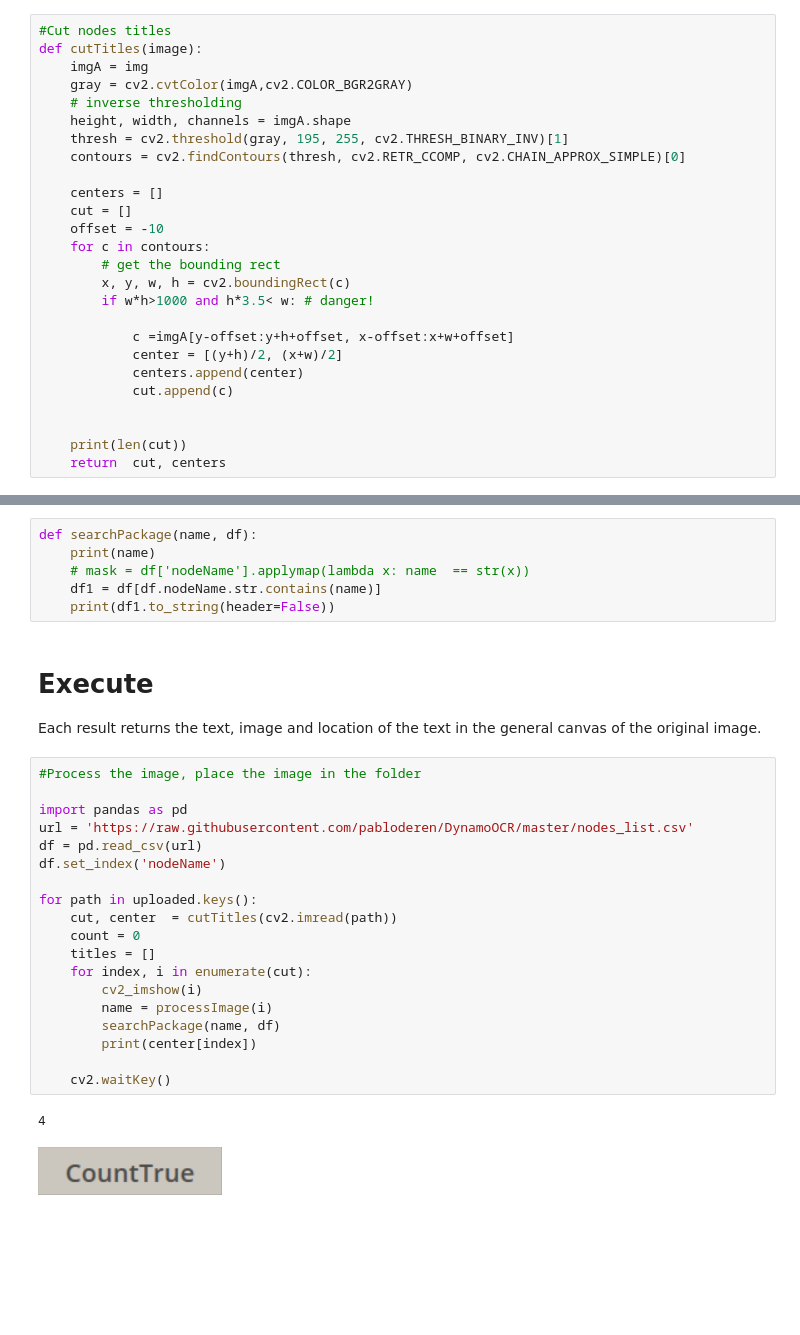
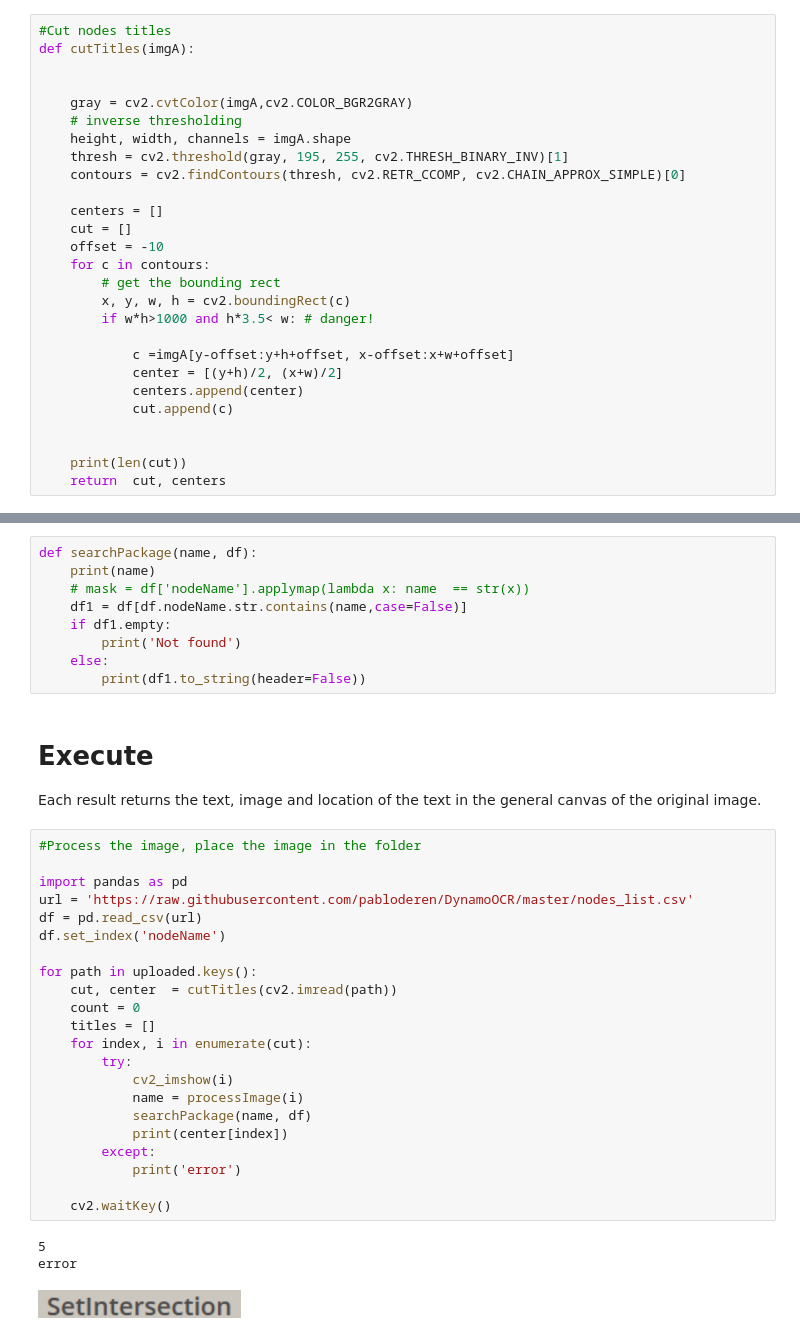
Before and after one commit to pabloderen/DynamoOCR, a Jupyter notebook: DynamoOCR.ipynb, the cells around one changed output, grey strips where cells are left out. Cells and saved outputs as stored; diff of their text form; blank space fills up the shorter version.

```diff
--- a/DynamoOCR.ipynb
+++ b/DynamoOCR.ipynb
@@ -39,8 +39,9 @@ from google.colab.patches import cv2_imshow
 Once we have the nodes, we crop the titles to later read the information
 # %%
 #Cut nodes titles
-def cutTitles(image):
-    imgA = img
+def cutTitles(imgA):
+
+
     gray = cv2.cvtColor(imgA,cv2.COLOR_BGR2GRAY)
     # inverse thresholding
     height, width, channels = imgA.shape
@@ -77,30 +78,37 @@ def processImage(img):
 def searchPackage(name, df):
     print(name)
     # mask = df['nodeName'].applymap(lambda x: name  == str(x))
-    df1 = df[df.nodeName.str.contains(name)]
-    print(df1.to_string(header=False))
+    df1 = df[df.nodeName.str.contains(name,case=False)]
+    if df1.empty:
+        print('Not found')
+    else:
+        print(df1.to_string(header=False))
 # %% [markdown]
 # Execute
 Each result returns the text, image and location of the text in the general canvas of the original image.
 # %%
 #Process the image, place the image in the folder
 
 import pandas as pd
 url = 'https://raw.githubusercontent.com/pabloderen/DynamoOCR/master/nodes_list.csv'
 df = pd.read_csv(url)
 df.set_index('nodeName')
 
 for path in uploaded.keys():
     cut, center  = cutTitles(cv2.imread(path))
     count = 0
     titles = []
     for index, i in enumerate(cut):
-        cv2_imshow(i)
-        name = processImage(i)
-        searchPackage(name, df)
-        print(center[index])
+        try:
+            cv2_imshow(i)
+            name = processImage(i)
+            searchPackage(name, df)
+            print(center[index])
+        except:
+            print('error')
 
     cv2.waitKey()
 # %% [output]
-4
+5
+error
-[figure, old version]
+[figure, new version]
```
Also changed, not shown: parts of 1 cell of this notebook.
